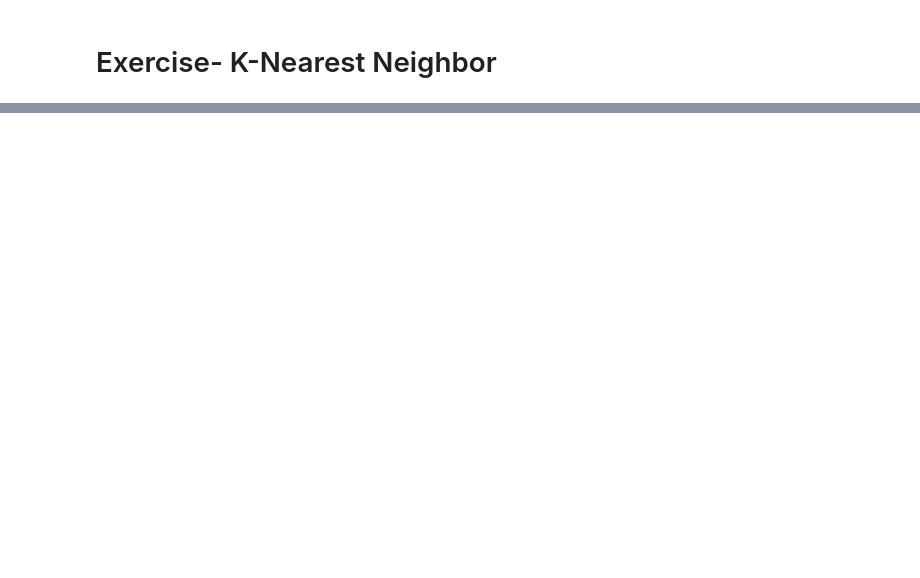
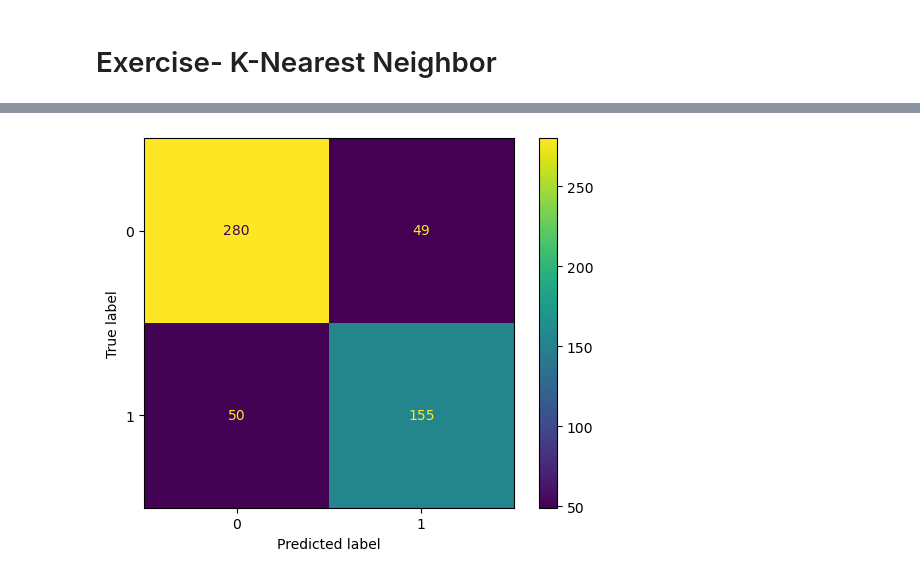
Before and after one commit to scottbarnett97/classification-exercises, a Jupyter notebook: knn_model.ipynb, the cells around one changed output, grey strips where cells are left out. Drawn from its saved outputs; the diff is of its cells as text; code cells hidden in the pictures; blank space fills up the shorter version.

```diff
--- a/knn_model.ipynb
+++ b/knn_model.ipynb
@@ -38,0 +41,2 @@ df = prepare.pre
+# %%
+train, validate, test =prepare.split_data(df,'survived')
@@ -38,0 +47,9 @@ df = prepare.pre
+# %%
+X_train = train.iloc[:,1:]
+y_train = train.survived
+
+X_validate = validate.iloc[:,1:]
+y_validate = validate.survived
+
+X_test = test.iloc[:,1:]
+y_test = test.survived
@@ -38,0 +65,5 @@ df = prepare.pre
+# %%
+# weights = ['uniform', 'distance']
+knn = KNeighborsClassifier(n_neighbors=5, weights='uniform')
+# %%
+knn.fit(X_train, y_train)
@@ -38,0 +122,5 @@ df = prepare.pre
+# %%
+plot_confusion_matrix(knn, X_train, y_train)
+plt.show()
+# %% [output]
+[figure, added]
```
Also changed, not shown: parts of 137 cells of this notebook, 1 other file.
